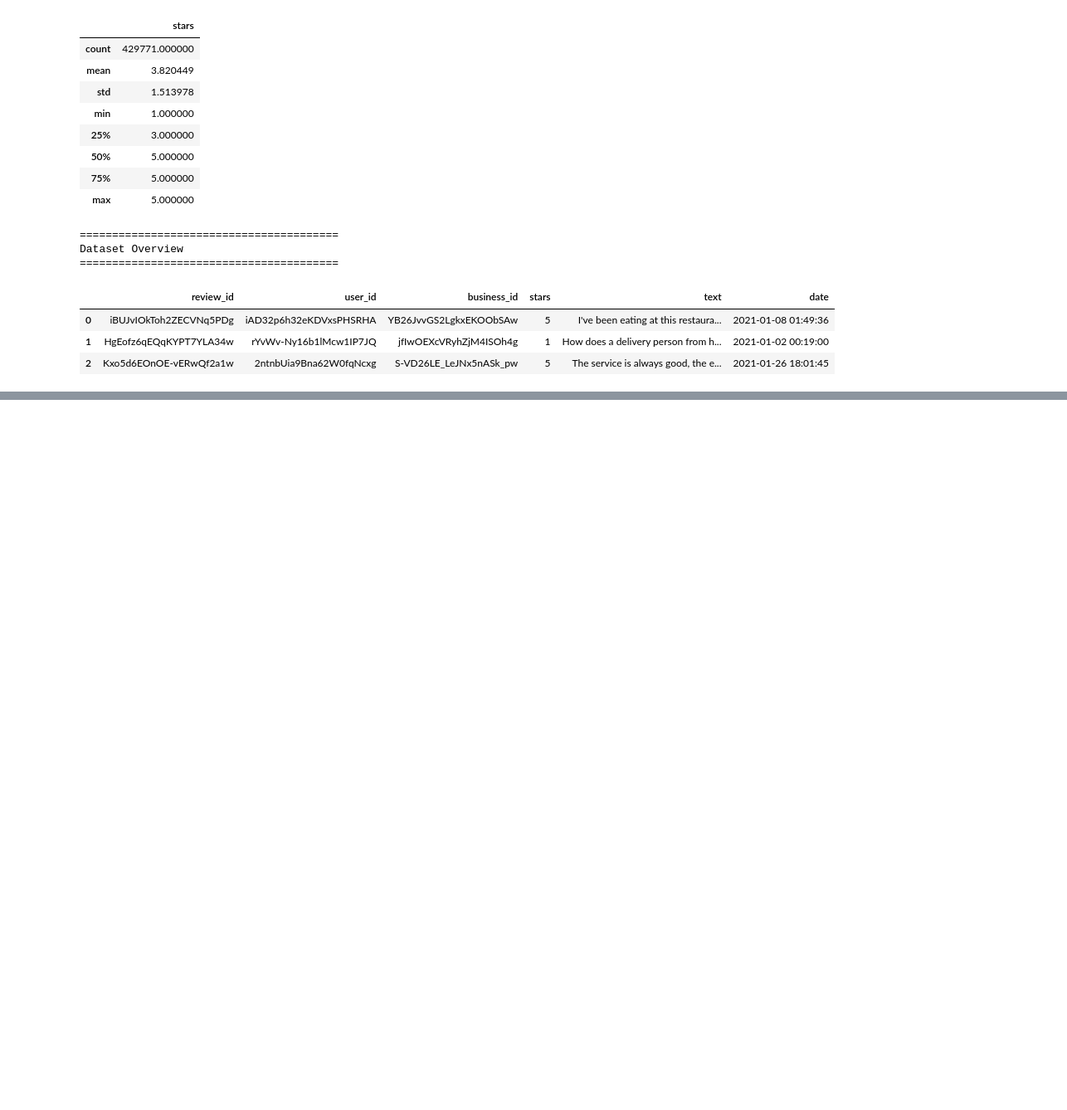
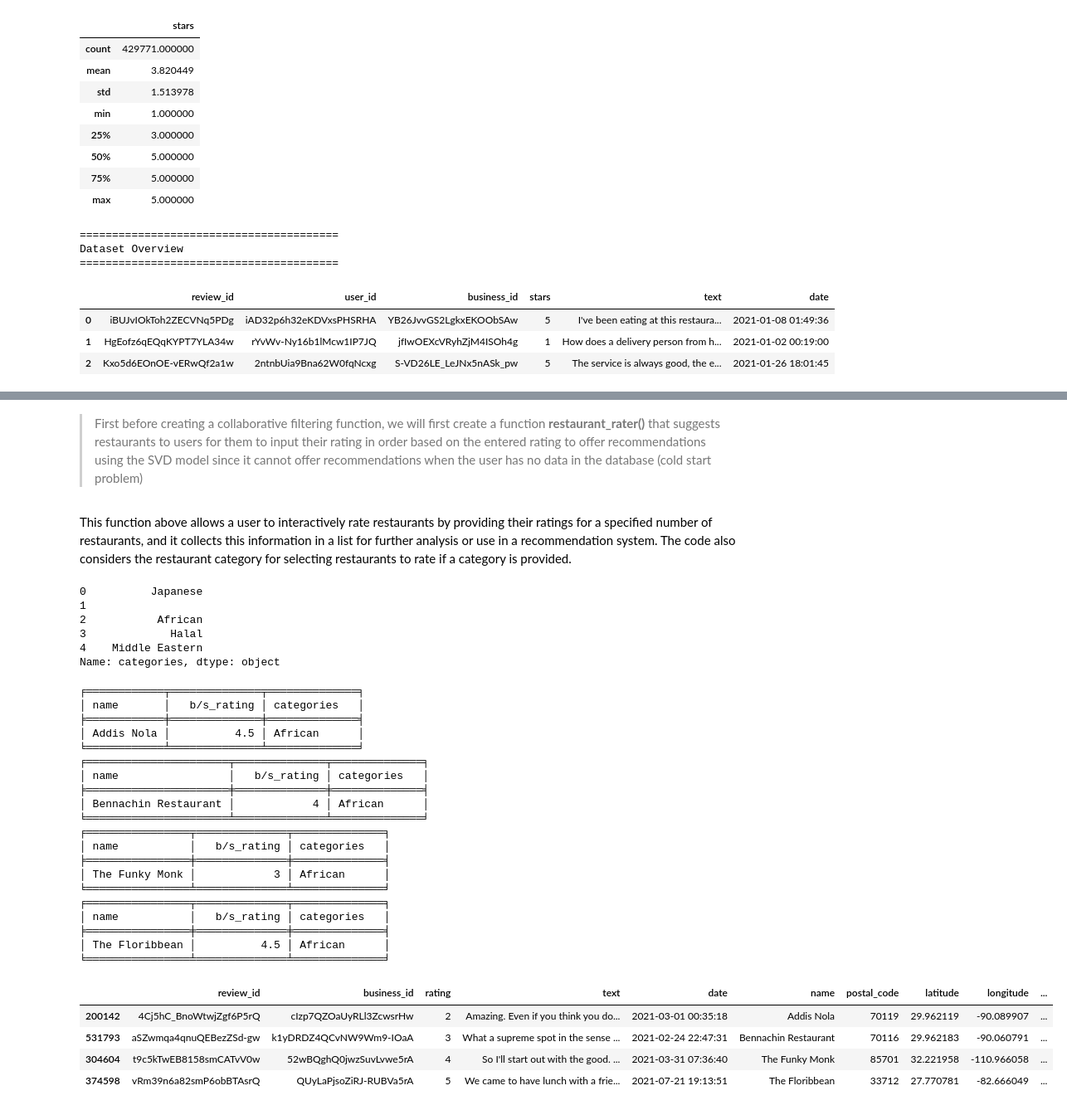
Before and after one commit to RonoHenry/Restaurant-Recommendation-System, a Jupyter notebook: Modelling.ipynb, the cells around one changed output, grey strips where cells are left out. Shown: that part at 83% size. Drawn from its saved outputs; the diff is of its cells as text; code cells hidden in the pictures; blank space fills up the shorter version.

```diff
--- a/Modelling.ipynb
+++ b/Modelling.ipynb
@@ -493,0 +311,2 @@ Top 5 Restaurants Like [Red Square Deli]
+# %% [markdown]
+> First before creating a collaborative filtering function, we will first create a function **restaurant_rater()** that suggests restaurants to users for them to input their rating in order based on the entered rating to offer recommendations using the SVD model since it cannot offer recommendations when the user has no data in the database (cold start problem)
@@ -493,0 +369,2 @@ Top 5 Restaurants Like [Red Square Deli]
+# %% [markdown]
+This function above allows a user to interactively rate restaurants by providing their ratings for a specified number of restaurants, and it collects this information in a list for further analysis or use in a recommendation system. The code also considers the restaurant category for selecting restaurants to rate if a category is provided.
@@ -493,0 +373,38 @@ Top 5 Restaurants Like [Red Square Deli]
+# %%
+data['categories'].head()
+# %% [output]
+0          Japanese
+1
+2           African
+3             Halal
+4    Middle Eastern
+Name: categories, dtype: object
+# %%
+# rating 4  restaurants that have sandwiches on their menu
+restaurant_rater( num=4, category='African')
+# %% [output]
+╒════════════╤══════════════╤══════════════╕
+│ name       │   b/s_rating │ categories   │
+╞════════════╪══════════════╪══════════════╡
+│ Addis Nola │          4.5 │ African      │
+╘════════════╧══════════════╧══════════════╛
+╒══════════════════════╤══════════════╤══════════════╕
+│ name                 │   b/s_rating │ categories   │
+╞══════════════════════╪══════════════╪══════════════╡
+│ Bennachin Restaurant │            4 │ African      │
+╘══════════════════════╧══════════════╧══════════════╛
+╒════════════════╤══════════════╤══════════════╕
+│ name           │   b/s_rating │ categories   │
+╞════════════════╪══════════════╪══════════════╡
+│ The Funky Monk │            3 │ African      │
+╘════════════════╧══════════════╧══════════════╛
+╒════════════════╤══════════════╤══════════════╕
+│ name           │   b/s_rating │ categories   │
+╞════════════════╪══════════════╪══════════════╡
+│ The Floribbean │          4.5 │ African      │
+╘════════════════╧══════════════╧══════════════╛
+|  | review_id | business_id | rating | text | date | name | postal_code | latitude | longitude | ... |
+| 200142 | 4Cj5hC_BnoWtwjZgf6P5rQ | cIzp7QZOaUyRLl3ZcwsrHw | 2 | Amazing. Even if you think you do... | 2021-03-01 00:35:18 | Addis Nola | 70119 | 29.962119 | -90.089907 | ... |
+| 531793 | aSZwmqa4qnuQEBezZSd-gw | k1yDRDZ4QCvNW9Wm9-IOaA | 3 | What a supreme spot in the sense ... | 2021-02-24 22:47:31 | Bennachin Restaurant | 70116 | 29.962183 | -90.060791 | ... |
+| 304604 | t9c5kTwEB8158smCATvV0w | 52wBQghQ0jwzSuvLvwe5rA | 4 | So I'll start out with the good. ... | 2021-03-31 07:36:40 | The Funky Monk | 85701 | 32.221958 | -110.966058 | ... |
+| 374598 | vRm39n6a82smP6obBTAsrQ | QUyLaPjsoZiRJ-RUBVa5rA | 5 | We came to have lunch with a frie... | 2021-07-21 19:13:51 | The Floribbean | 33712 | 27.770781 | -82.666049 | ... |
```
Also changed, not shown: parts of 86 cells of this notebook.
